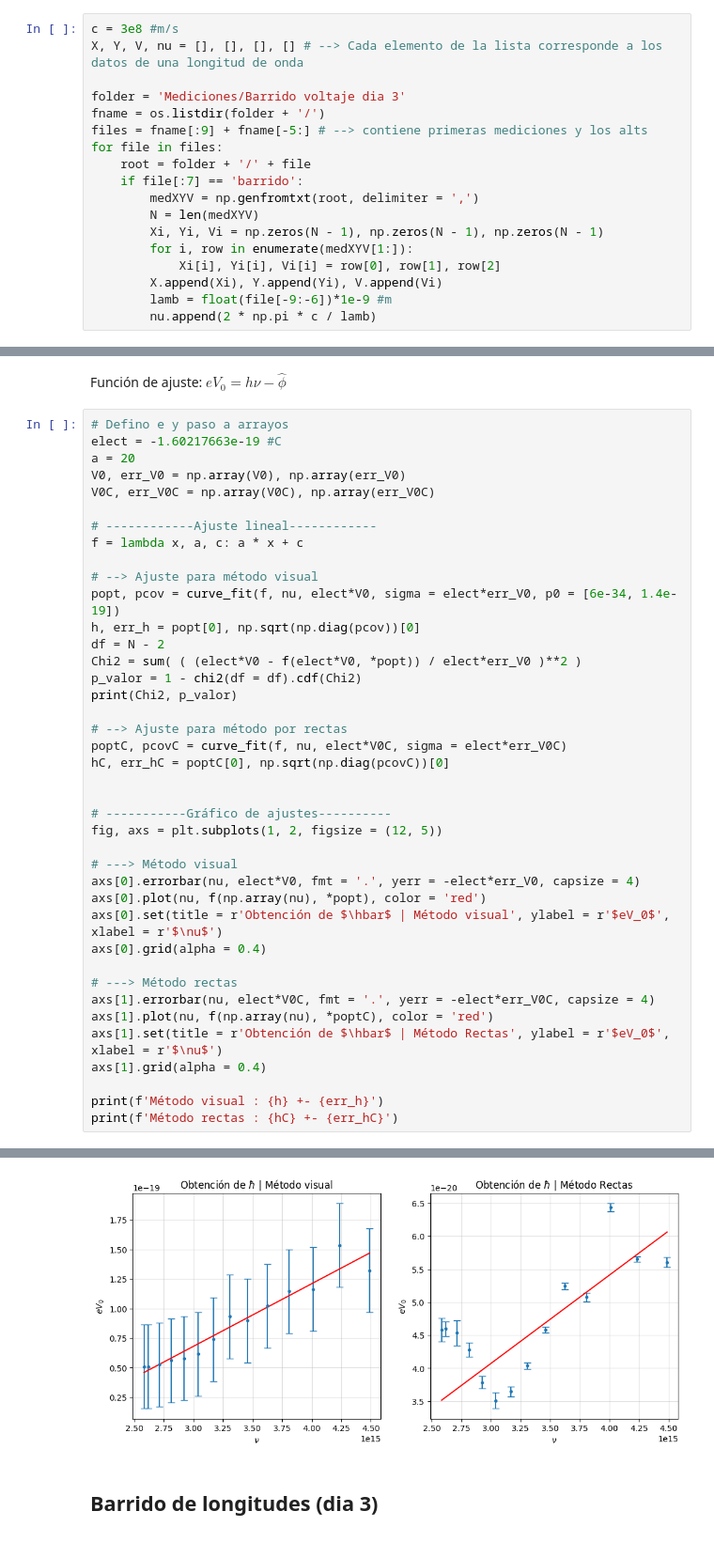
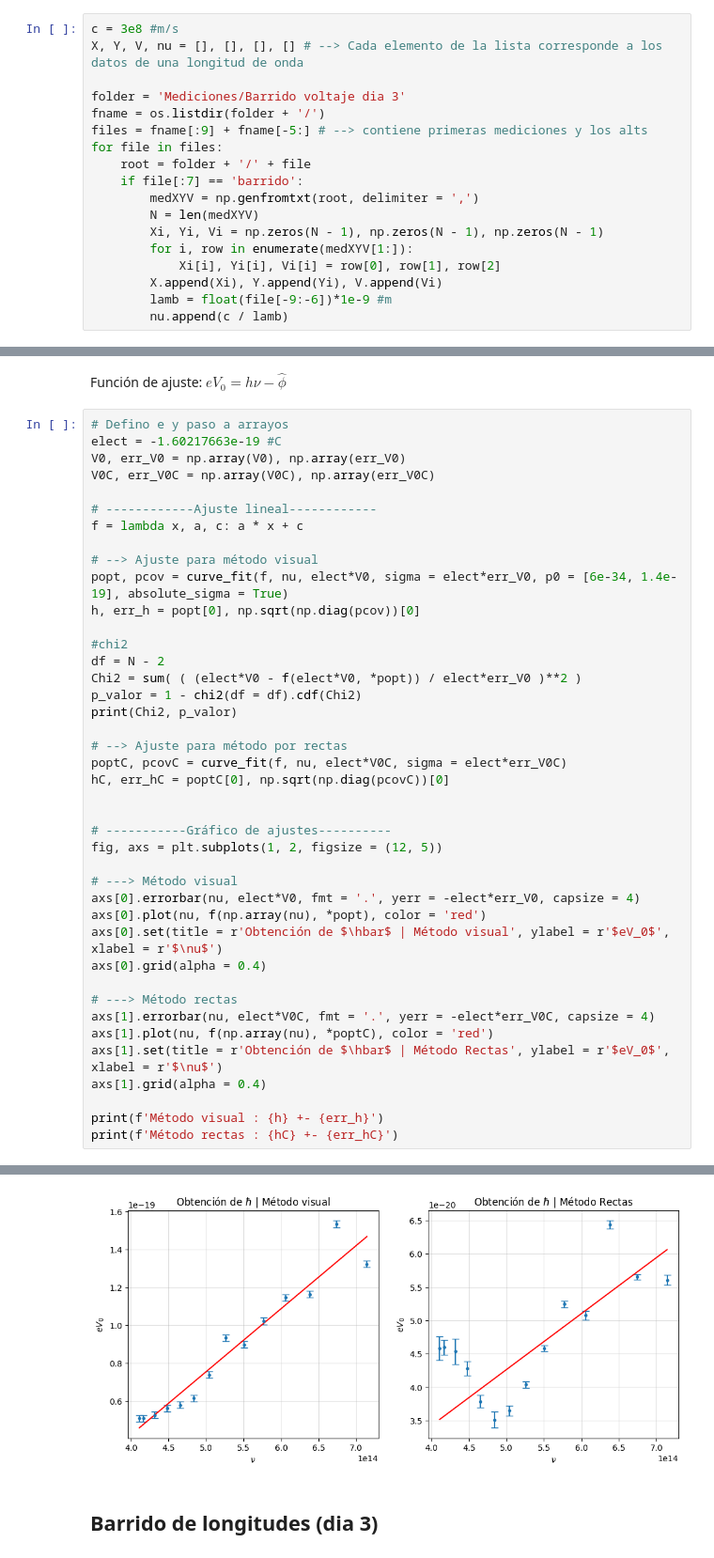
Before and after one commit to BernardoPironio/Efecto-fotoelectrico, a Jupyter notebook: analisis.ipynb, the cells around one changed output, grey strips where cells are left out. Shown: that part at 94% size. Drawn from its saved outputs; the diff is of its cells as text.

```diff
--- a/analisis.ipynb
+++ b/analisis.ipynb
@@ -26,7 +26,7 @@ for file in files:
             Xi[i], Yi[i], Vi[i] = row[0], row[1], row[2]
         X.append(Xi), Y.append(Yi), V.append(Vi)
         lamb = float(file[-9:-6])*1e-9 #m
-        nu.append(2 * np.pi * c / lamb)
+        nu.append(c / lamb)
 # %% [markdown]
 # Cálculo de $I$ y $V_0$
 # %%
@@ -122,7 +121,6 @@ $eV_0 = h \nu - \hat{\phi}$
 # %%
 # Defino e y paso a arrayos
 elect = -1.60217663e-19 #C
-a = 20
 V0, err_V0 = np.array(V0), np.array(err_V0)
 V0C, err_V0C = np.array(V0C), np.array(err_V0C)
 
@@ -130,8 +128,10 @@ V0C, err_V0C = np.array(V0C), np.array(err_V0C)
 f = lambda x, a, c: a * x + c
 
 # --> Ajuste para método visual
-popt, pcov = curve_fit(f, nu, elect*V0, sigma = elect*err_V0, p0 = [6e-34, 1.4e-19])
+popt, pcov = curve_fit(f, nu, elect*V0, sigma = elect*err_V0, p0 = [6e-34, 1.4e-19], absolute_sigma = True)
 h, err_h = popt[0], np.sqrt(np.diag(pcov))[0]
+
+#chi2
 df = N - 2
 Chi2 = sum( ( (elect*V0 - f(elect*V0, *popt)) / elect*err_V0 )**2 )
 p_valor = 1 - chi2(df = df).cdf(Chi2)
@@ -166,4 +166,4 @@ Método rectas : 1.3376953324924987e-35 +- 2.7415145451472767e-36
-[figure, old version]
+[figure, new version]
 # %% [markdown]
 ## Barrido de longitudes (dia 3)
 # %% [markdown]
```
Also changed, not shown: parts of 6 cells of this notebook.
